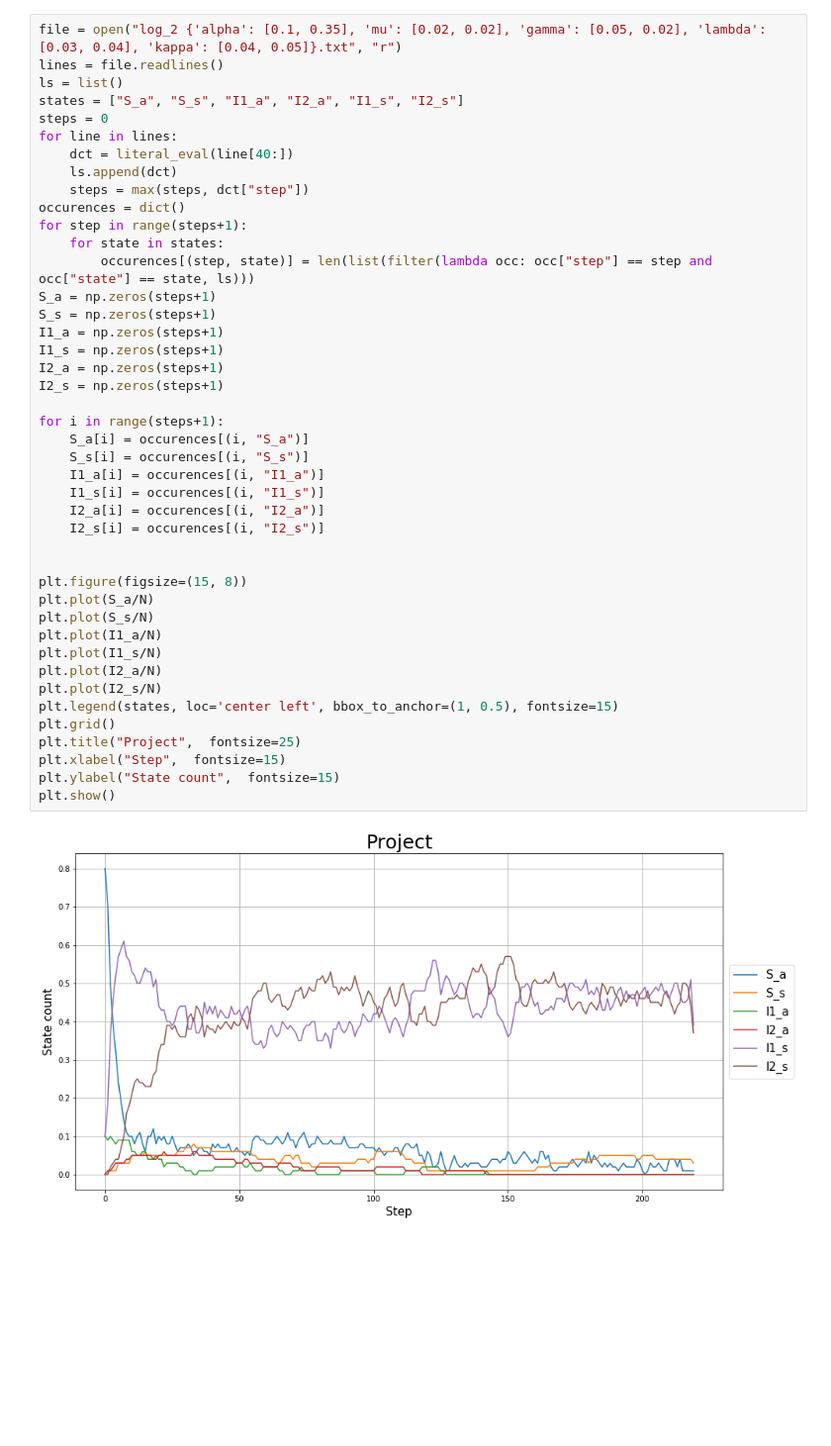
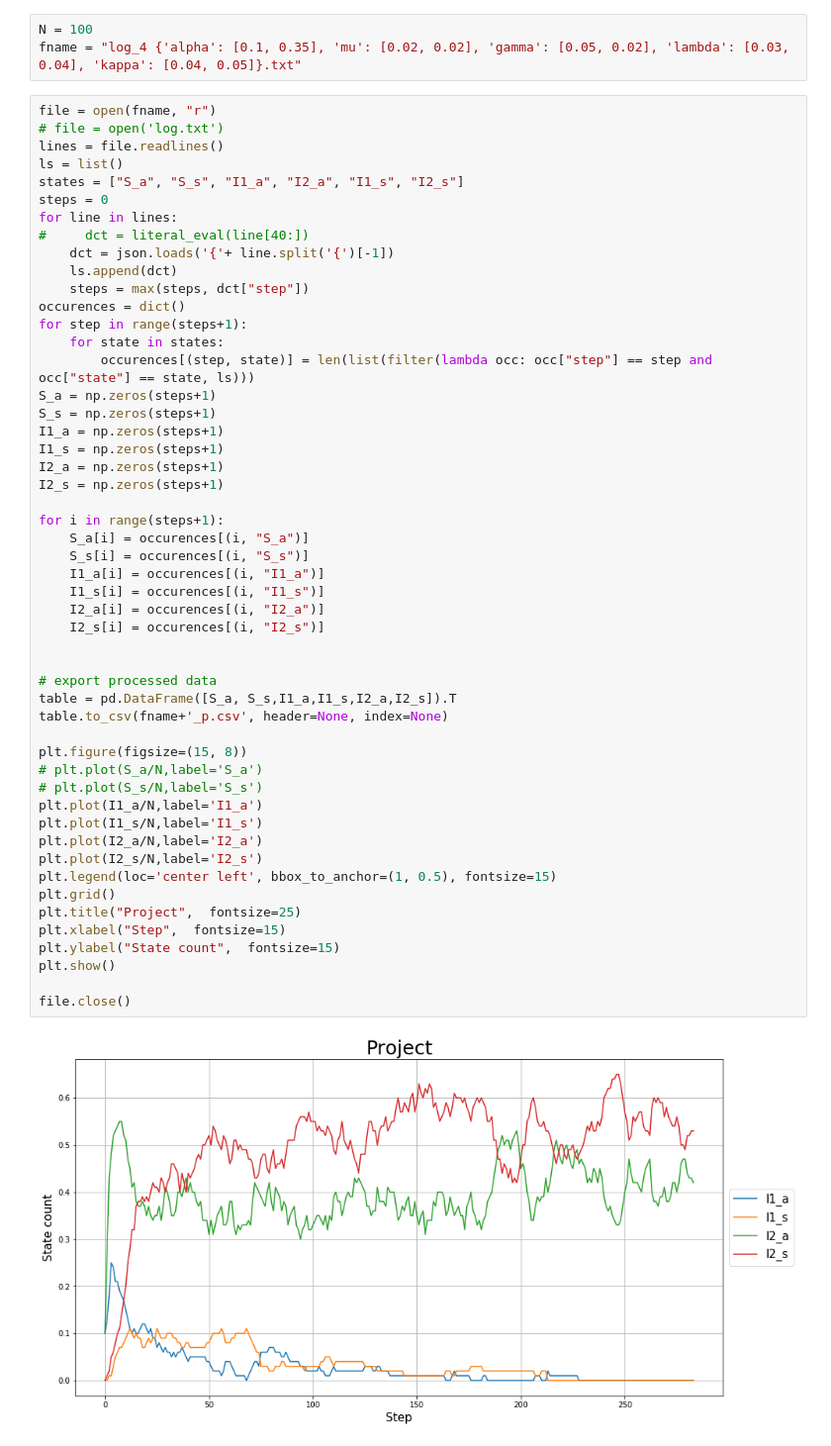
Before and after one commit to Dmitriy-Fedorov/Epidemic-Model, a Jupyter notebook: Raspberry_v4.1/control_node/Yrys plots.ipynb, the cells around one changed output. Shown: that part at 99% size. Cells and saved outputs as stored; diff of their text form; blank space fills up the shorter version.

```diff
--- a/Raspberry_v4.1/control_node/Yrys plots.ipynb
+++ b/Raspberry_v4.1/control_node/Yrys plots.ipynb
@@ -7,45 +7,56 @@ N = 100
+# %%
+N = 100
+fname = "log_4 {'alpha': [0.1, 0.35], 'mu': [0.02, 0.02], 'gamma': [0.05, 0.02], 'lambda': [0.03, 0.04], 'kappa': [0.04, 0.05]}.txt"
 # %%
-file = open("log_2 {'alpha': [0.1, 0.35], 'mu': [0.02, 0.02], 'gamma': [0.05, 0.02], 'lambda': [0.03, 0.04], 'kappa': [0.04, 0.05]}.txt", "r")
+file = open(fname, "r")
+# file = open('log.txt')
 lines = file.readlines()
 ls = list()
 states = ["S_a", "S_s", "I1_a", "I2_a", "I1_s", "I2_s"]
 steps = 0
 for line in lines:
-    dct = literal_eval(line[40:])
+#     dct = literal_eval(line[40:])
+    dct = json.loads('{'+ line.split('{')[-1])
     ls.append(dct)
     steps = max(steps, dct["step"])
 occurences = dict()
 for step in range(steps+1):
     for state in states:
         occurences[(step, state)] = len(list(filter(lambda occ: occ["step"] == step and occ["state"] == state, ls)))
 S_a = np.zeros(steps+1)
 S_s = np.zeros(steps+1)
 I1_a = np.zeros(steps+1)
 I1_s = np.zeros(steps+1)
 I2_a = np.zeros(steps+1)
 I2_s = np.zeros(steps+1)
 
 for i in range(steps+1):
     S_a[i] = occurences[(i, "S_a")]
     S_s[i] = occurences[(i, "S_s")]
     I1_a[i] = occurences[(i, "I1_a")]
     I1_s[i] = occurences[(i, "I1_s")]
     I2_a[i] = occurences[(i, "I2_a")]
     I2_s[i] = occurences[(i, "I2_s")]
 
 
+# export processed data
+table = pd.DataFrame([S_a, S_s,I1_a,I1_s,I2_a,I2_s]).T
+table.to_csv(fname+'_p.csv', header=None, index=None)
+
 plt.figure(figsize=(15, 8))
-plt.plot(S_a/N)
-plt.plot(S_s/N)
-plt.plot(I1_a/N)
-plt.plot(I1_s/N)
-plt.plot(I2_a/N)
-plt.plot(I2_s/N)
-plt.legend(states, loc='center left', bbox_to_anchor=(1, 0.5), fontsize=15)
+# plt.plot(S_a/N,label='S_a')
+# plt.plot(S_s/N,label='S_s')
+plt.plot(I1_a/N,label='I1_a')
+plt.plot(I1_s/N,label='I1_s')
+plt.plot(I2_a/N,label='I2_a')
+plt.plot(I2_s/N,label='I2_s')
+plt.legend(loc='center left', bbox_to_anchor=(1, 0.5), fontsize=15)
 plt.grid()
 plt.title("Project",  fontsize=25)
 plt.xlabel("Step",  fontsize=15)
 plt.ylabel("State count",  fontsize=15)
 plt.show()
+
+file.close()
 # %% [output]
-[figure, old version]
+[figure, new version]
```
Also changed, not shown: parts of 5 cells of this notebook, 3 other files.
